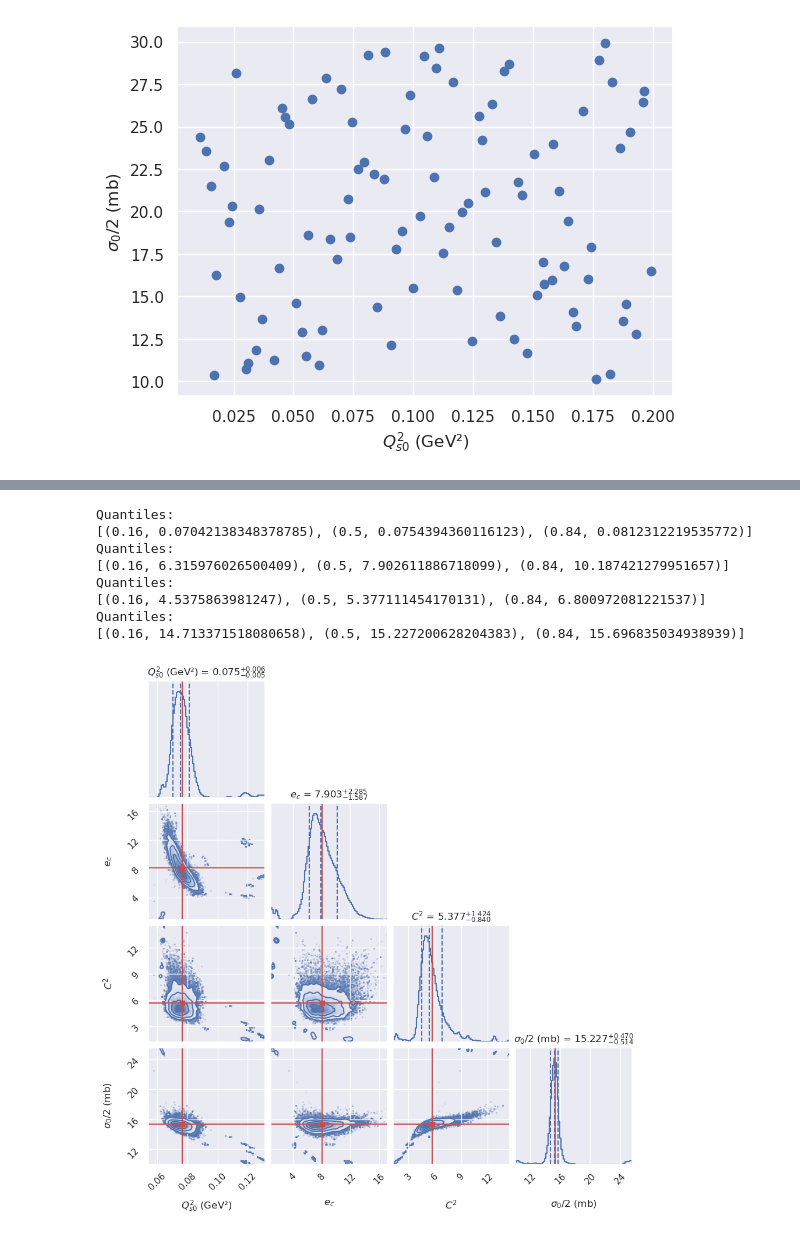
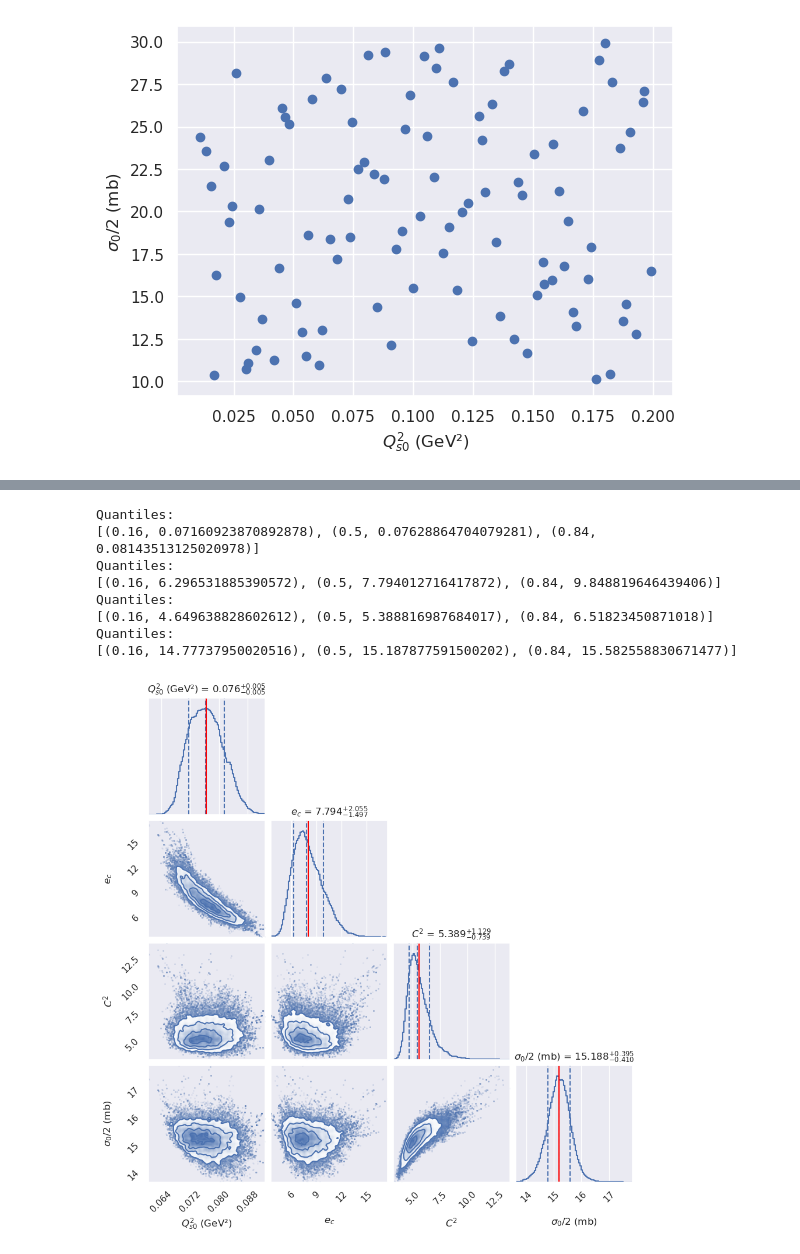
Before and after one commit to camcasuga/BayesianBK, a Jupyter notebook: PCA_GPE.ipynb, the cells around one changed output, grey strips where cells are left out. Saved outputs shown, nothing was run; the diff lists cells and outputs as text; code cells hidden in the pictures.

```diff
--- a/PCA_GPE.ipynb
+++ b/PCA_GPE.ipynb
@@ -101,7 +98,7 @@ def log_posterior(theta, l_bounds, u_bounds, emulators, data, data_err):
 
 # emcee sampler function
 def emcee_sampler(n_walkers, n_params, log_posterior, l_bounds, u_bounds, emulators, data, data_err):
-    sampler = EnsembleSampler(n_walkers, n_params, log_posterior, args = [l_bounds, u_bounds, emulators, data, data_err]) # default is stretchmove
+    sampler = EnsembleSampler(n_walkers, n_params, log_posterior, args = [l_bounds, u_bounds, emulators, data, data_err], threads = 4) # default is stretchmove
     return sampler
 
 def return_samples(p0, l_bounds, u_bounds, n_walkers, n_params, n_samples, n_burn, sampler):
@@ -111,13 +108,10 @@ def return_samples(p0, l_bounds, u_bounds, n_walkers, n_params, n_samples, n_bur
     return sampler.get_chain(flat = True)
 # %%
 #fig_label = "4p100d232k"
-train_file, theta_file, exp_file = ["trainingdata4p100_all.dat", #"trainingdata4p100d232k.dat",
-                                    "trainingdata4p100d_theta.dat",
-                                    "exp_all.dat"]#"trainingdata4p100d232k_exp.dat"]
 
-#folder = "mve/orthLHS/121d" #"mve/hybrid" #"mve/orthLHS/121d" # w3p20d
-#train_file, theta_file = [folder + "/train.dat", folder + "/theta.dat"]
-#exp_file = "exp_all.dat"
+folder = "mve/plainLHS/100d" #"mve/hybrid" #"mve/orthLHS/121d" # w3p20d
+train_file, theta_file = [folder + "/train.dat", folder + "/theta.dat"]
+exp_file = "exp_all.dat"
 
 param_names = [r"$Q_{s0}^{2}$ (GeV²)",
                r"$e_c$",
@@ -204,7 +202,7 @@ diag = np.linspace(0, 4)
 plt.plot(diag, diag, '--', color = 'black', alpha = 0.5)
 
 for i in range(100):
-    plt.plot(training_set_test[:,i], pred_r[:,i], '.', color = 'orange')
+    plt.plot(training_set_test[:,i], pred_r[:,i], '.', color = "orange", alpha = 0.5)
 
 plt.ylabel("GPE Prediction $\sigma_r$")
 plt.xlabel("Training Data $\sigma_r$")
@@ -236,16 +234,15 @@ for i in range(len(exp)):
 #u_bounds = [0.2, 40.0, 40.0, 30.0]
 l_bounds = [0.001, 0.5, 0.1, 10.0] # Qs0² , ec , C², sigma0/2
 u_bounds = [0.2, 40.0, 40.0, 30.0]
-# l_bounds = [0.001, 0.1, 1.0] #
-# u_bounds = [1.,  100.0, 40.0]
-#l_bounds_in = [0.05, 15.0, 5.0, 10.0] #0.060 0.238 1 7.2 18.9 16.36
-#u_bounds_in = [0.15, 25.0, 10.0, 25.0]
+l_bounds_in = [0.05, 7.0, 5.0, 14.0] #0.060 0.238 1 7.2 18.9 16.36
+u_bounds_in = [0.09, 11.0, 7.0, 16.0]
 
 mylimits = np.array([l_bounds, u_bounds])
-n_walkers = 200
+n_walkers = 100
 n_burn = 1000
-n_samples = 2000
-p0 = np.random.uniform(l_bounds, u_bounds, size = (n_walkers,n_params))
+n_samples = 1000
+
+p0 = np.random.uniform(l_bounds_in, u_bounds_in, size = (n_walkers,n_params))
 sampler1 = emcee_sampler(n_walkers, n_params, log_posterior, l_bounds, u_bounds, emulators, exp, exp_err)
 paramsamples = return_samples(p0,l_bounds, u_bounds, n_walkers, n_params, n_samples, n_burn, sampler1)
 
@@ -279,45 +276,44 @@ for i in range(n_params):
 figure = corner.corner(
     paramsamples,
     labels = param_names,
     plot_contours = True,
     quantiles=[0.16, 0.5, 0.84],
     show_titles = True, #
     title_fmt = '.3f',
     title_kwargs={"fontsize": 12},
     color = 'b',
     bins = 100,
     smooth1d = True,
     smooth = True,
     verbose = True,
     #plot_density = True,
     fillcontours = True, #
     hist2d_kwargs = {"plot_density": True} # conto
 )
 
 ndim = n_params
 axes = np.array(figure.axes).reshape((ndim, ndim))
 
+import math
 for i in range(ndim):
     ax = axes[i, i]
-    ax.axvline(np.mean(paramsamples[:,i]), color="r")
-    #if i == 1:
-        #ax.set_xscale("log")
-        #ax.set_yscale("log")
+    ax.axvline(np.mean(paramsamples[:,i]), color="red")
+
 
 # Loop over the histograms
-for yi in range(ndim):
-    for xi in range(yi):
-        ax = axes[yi, xi]
-        ax.axvline(np.mean(paramsamples[:,xi]), color="r")
-        ax.axhline(np.mean(paramsamples[:,yi]), color="r")
-        ax.plot(np.mean(paramsamples[:,xi]), np.mean(paramsamples[:,yi]), "sr")
+#for yi in range(ndim):
+#    for xi in range(yi):
+#        ax = axes[yi, xi]
+#        ax.axvline(np.mean(paramsamples[:,xi]), color="r")
+#        ax.axhline(np.mean(paramsamples[:,yi]), color="r")
+#        ax.plot(np.mean(paramsamples[:,xi]), np.mean(paramsamples[:,yi]), "sr")
 # %% [output]
 Quantiles:
-[(0.16, 0.07042138348378785), (0.5, 0.0754394360116123), (0.84, 0.0812312219535772)]
+[(0.16, 0.07160923870892878), (0.5, 0.07628864704079281), (0.84, 0.08143513125020978)]
 Quantiles:
-[(0.16, 6.315976026500409), (0.5, 7.902611886718099), (0.84, 10.187421279951657)]
+[(0.16, 6.296531885390572), (0.5, 7.794012716417872), (0.84, 9.848819646439406)]
 Quantiles:
-[(0.16, 4.5375863981247), (0.5, 5.377111454170131), (0.84, 6.800972081221537)]
+[(0.16, 4.649638828602612), (0.5, 5.388816987684017), (0.84, 6.51823450871018)]
 Quantiles:
-[(0.16, 14.713371518080658), (0.5, 15.227200628204383), (0.84, 15.696835034938939)]
+[(0.16, 14.77737950020516), (0.5, 15.187877591500202), (0.84, 15.582558830671477)]
-[figure, old version]
+[figure, new version]
```
Also changed, not shown: parts of 16 cells of this notebook, 23 other files.
